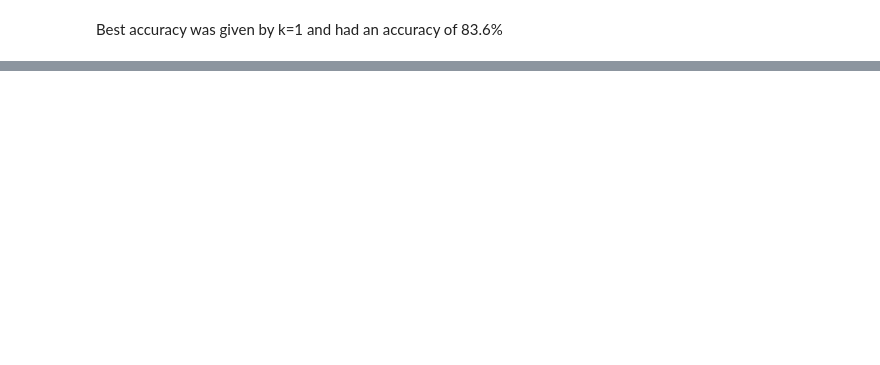
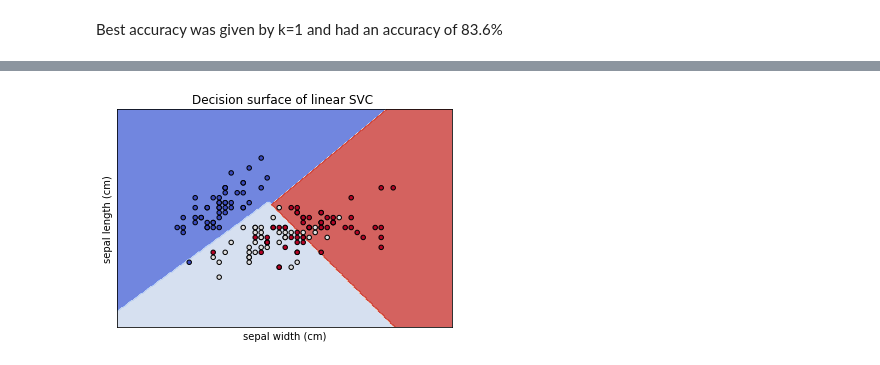
Before and after one commit to maxlengdell/D7041E, a Jupyter notebook: Labs/D7041E_code_for_lab1.ipynb, the cells around one changed output, grey strips where cells are left out. Cells and saved outputs as stored; diff of their text form; code cells hidden in the pictures; blank space fills up the shorter version.

```diff
--- a/Labs/D7041E_code_for_lab1.ipynb
+++ b/Labs/D7041E_code_for_lab1.ipynb
@@ -324,0 +324,19 @@ Best accuracy was given by k=1 and had an accuracy of 83.6%
+# %%
+
+iris = load_iris()
+
+
+
+X = iris.data[:,:2] #First two features
+y = iris.target
+feature_names = iris.feature_names[:2]
+classes = iris.target_names
+
+X_train, X_test, Y_train, Y_test = train_test_split(X,y, test_size=0.2, train_size=0.8)
+# %%
+linear = svm.SVC(kernel="linear").fit(X_train,Y_train)
+poly_svc = svm.SVC(kernel='poly', degree=3).fit(X_train,Y_train)
+rbf_svc = svm.SVC(kernel='rbf').fit(X_train,Y_train)
+
+
+h = 0.02
@@ -324,0 +396,21 @@ Best accuracy was given by k=1 and had an accuracy of 83.6%
+# %%
+#title for plots
+title = ("Decision surface of linear SVC ")
+# Set-up grid for plotting.
+X0, X1 = X[:, 0], X[:, 1]
+xx, yy = make_meshgrid(X0, X1)
+
+fig, ax = plt.subplots()
+
+
+plot_contours(ax, linear, xx, yy, cmap=plt.cm.coolwarm, alpha=0.8)
+
+ax.scatter(X0, X1, c=y, cmap=plt.cm.coolwarm, s=20, edgecolors="k")
+ax.set_ylabel("{}".format(feature_names[0]))
+ax.set_xlabel("{}".format(feature_names[1]))
+ax.set_xticks(())
+ax.set_yticks(())
+ax.set_title(title)
+plt.show()
+# %% [output]
+[figure, added]
```
Also changed, not shown: parts of 5 cells of this notebook.
